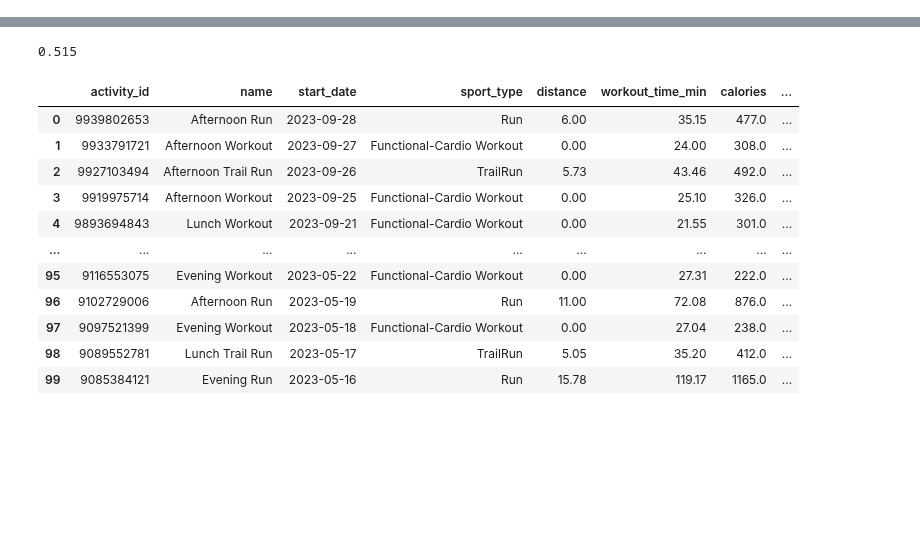
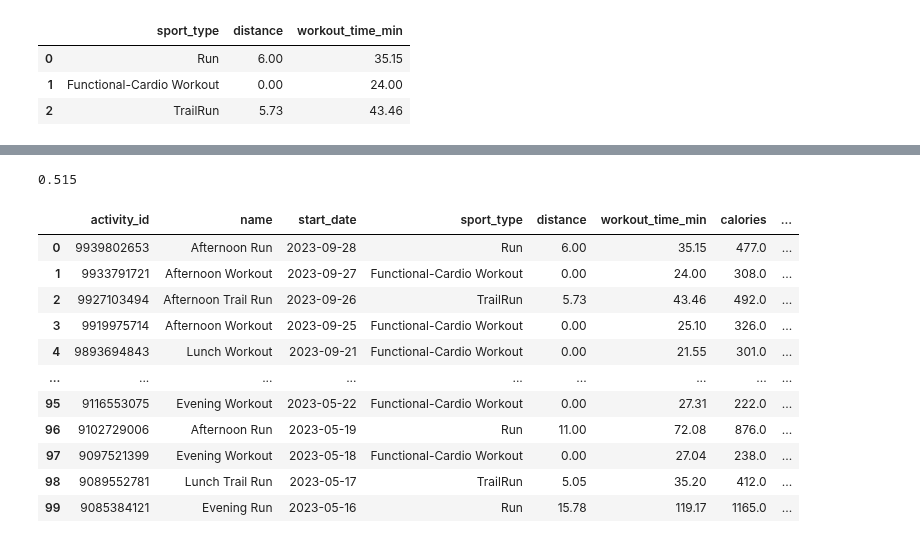
Before and after one commit to ManuelElizaldi/PyStrava, a Jupyter notebook: TroubleShootingNotebook.ipynb, the cells around one changed output, grey strips where cells are left out. Cells and saved outputs as stored; diff of their text form; code cells hidden in the pictures; blank space fills up the shorter version.

```diff
--- a/TroubleShootingNotebook.ipynb
+++ b/TroubleShootingNotebook.ipynb
@@ -2,7 +2,7 @@
 import pandas as pd
 import json
 # %%
-f = open(r'C:\Users\USER\Desktop\Learning\PyStrava\Outputs\all_workouts.json')
+f = open(r'C:\Users\Manuel Elizaldi\Desktop\Learning-Testing\PyStrava\Outputs\all_workouts.json')
 workout_json = json.load(f)
 
 # parsing json
@@ -82,3 +82,13 @@ merged = df.merge(lap_stats, on = 'activity_id')
 
 # Rounding the avg lap time column
 merged[['avg_lap_time']] = round(merged[['avg_lap_time']],2)
+# %%
+# Generating a copy of the merged dataframe
+merged_testing = merged.copy()
+merged_testing = merged_testing[['sport_type','distance','workout_time_min']]
+merged_testing.head(3)
+# %% [output]
+|  | sport_type | distance | workout_time_min |
+| 0 | Run | 6.00 | 35.15 |
+| 1 | Functional-Cardio Workout | 0.00 | 24.00 |
+| 2 | TrailRun | 5.73 | 43.46 |
```
Also changed, not shown: parts of 3 cells of this notebook.
